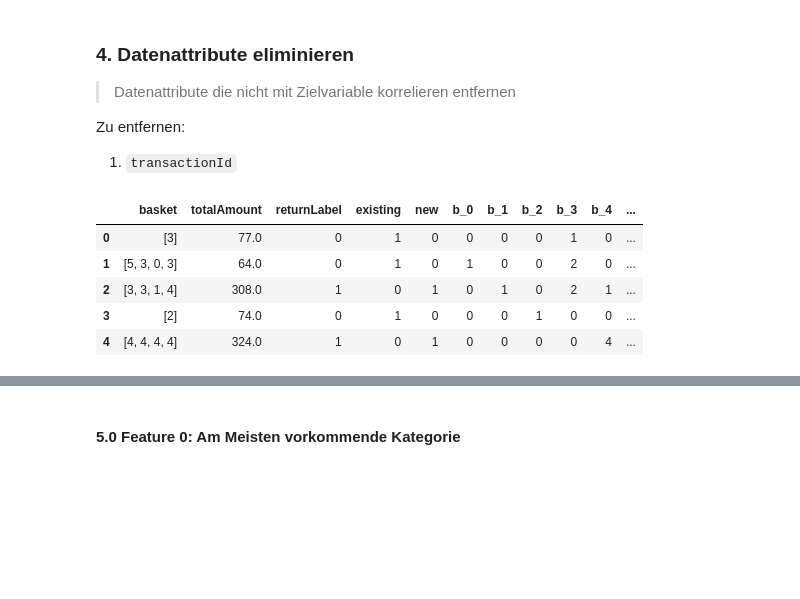
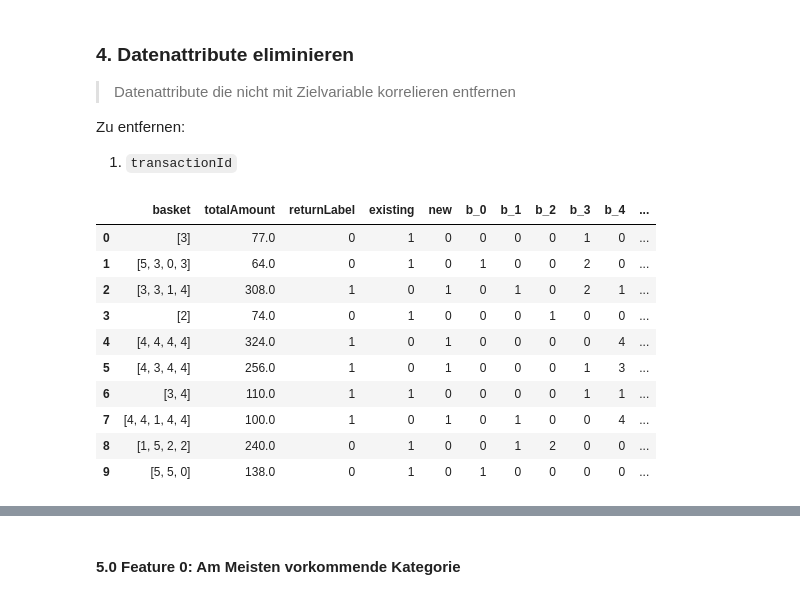
Before and after one commit to daniel-vera-g/ml-project, a Jupyter notebook: ml-project.ipynb, the cells around one changed output, grey strips where cells are left out. Drawn from its saved outputs; the diff is of its cells as text; code cells hidden in the pictures; blank space fills up the shorter version.

```diff
--- a/ml-project.ipynb
+++ b/ml-project.ipynb
@@ -90,10 +92,10 @@ getIntListFromStringList = lambda stringList: [int(listElement) for listElement
 import pandas as pd
 pd.options.mode.chained_assignment = None
 
-train_df = pd.read_csv('datasets/train.csv')
-# train_df = pd.read_csv('sample_data/train.csv')
+# train_df = pd.read_csv('datasets/train.csv')
+train_df = pd.read_csv('sample_data/train.csv')
 
-train_df.head()
+train_df.head(10)
 # %% [output]
 |  | transactionId | basket | customerType | totalAmount | returnLabel |
 | 0 | 7934161612 | [3] | existing | 77.0 | 0 |
@@ -283,14 +290,19 @@ Zu entfernen:
 # %%
 # TODO better naming to dataframes
 train_encoded = train_encoded.drop(columns=['transactionId'])
-train_encoded.head()
+train_encoded.head(10)
 # %% [output]
 |  | basket | totalAmount | returnLabel | existing | new | b_0 | b_1 | b_2 | b_3 | b_4 | ... |
 | 0 | [3] | 77.0 | 0 | 1 | 0 | 0 | 0 | 0 | 1 | 0 | ... |
 | 1 | [5, 3, 0, 3] | 64.0 | 0 | 1 | 0 | 1 | 0 | 0 | 2 | 0 | ... |
 | 2 | [3, 3, 1, 4] | 308.0 | 1 | 0 | 1 | 0 | 1 | 0 | 2 | 1 | ... |
 | 3 | [2] | 74.0 | 0 | 1 | 0 | 0 | 0 | 1 | 0 | 0 | ... |
 | 4 | [4, 4, 4, 4] | 324.0 | 1 | 0 | 1 | 0 | 0 | 0 | 0 | 4 | ... |
+| 5 | [4, 3, 4, 4] | 256.0 | 1 | 0 | 1 | 0 | 0 | 0 | 1 | 3 | ... |
+| 6 | [3, 4] | 110.0 | 1 | 1 | 0 | 0 | 0 | 0 | 1 | 1 | ... |
+| 7 | [4, 4, 1, 4, 4] | 100.0 | 1 | 0 | 1 | 0 | 1 | 0 | 0 | 4 | ... |
+| 8 | [1, 5, 2, 2] | 240.0 | 0 | 1 | 0 | 0 | 1 | 2 | 0 | 0 | ... |
+| 9 | [5, 5, 0] | 138.0 | 0 | 1 | 0 | 1 | 0 | 0 | 0 | 0 | ... |
 # %% [markdown]
 ### 5. Versuchen Sie auf Basis des Attributs basket Features zu bauen (z.B. wie oft kommt jede Kategorie im Basket vor).
 
```
Also changed, not shown: parts of 24 cells of this notebook.
